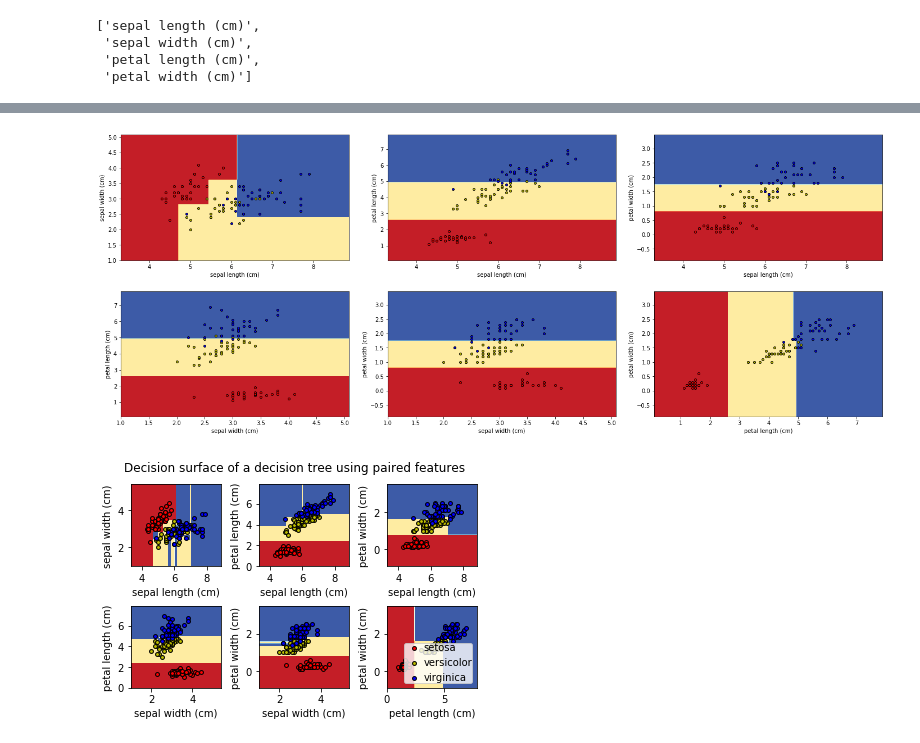
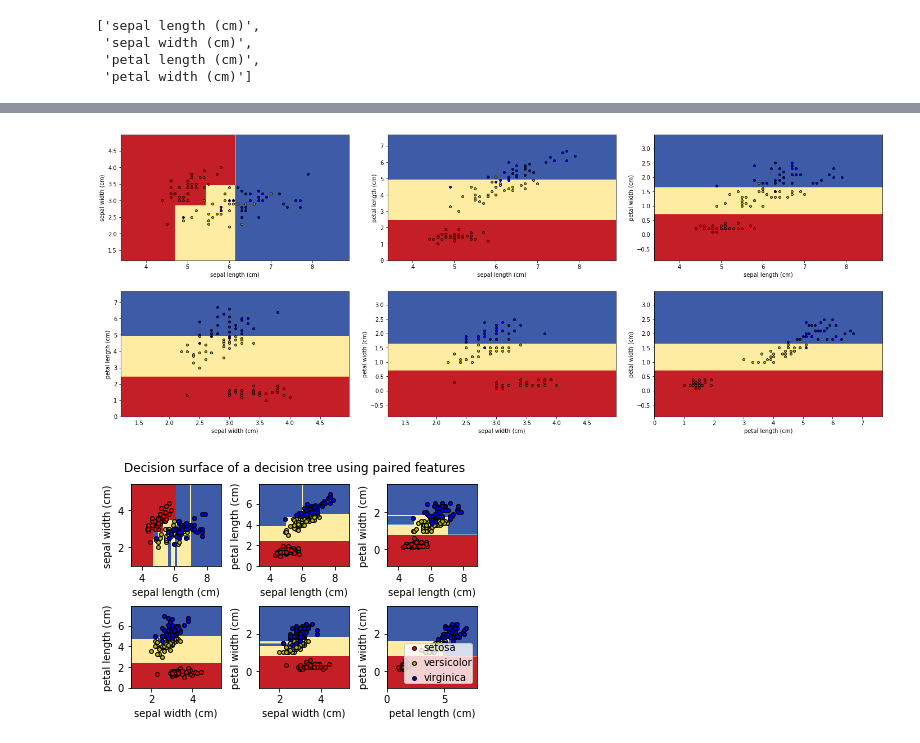
Before and after one commit to malhotra-sidharth/ml-algorithms, a Jupyter notebook: decision-trees/decision-trees-iris.ipynb, the cells around one changed output, grey strips where cells are left out. Saved outputs shown, nothing was run; the diff lists cells and outputs as text; code cells hidden in the pictures.

```diff
--- a/decision-trees/decision-trees-iris.ipynb
+++ b/decision-trees/decision-trees-iris.ipynb
@@ -139,38 +130,39 @@ train_feature_data[[iris.feature_names[pair[0]], iris.feature_names[pair[1]]]].h
 
 plt.figure(figsize=(20, 8))
 color = 'ryb'
+plot_step = 0.02
 for pairIndx, pair in enumerate([[0, 1], [0, 2], [0, 3], [1, 2], [1, 3], [2, 3]]):
 
     X = train_feature_data[[iris.feature_names[pair[0]], iris.feature_names[pair[1]]]].values
 
     clf = tree.DecisionTreeClassifier(max_depth=3)
     clf.fit(X, train_target_data)
 
 #     xx, yy = np.meshgrid(test_feature_data[iris.feature_names[pair[0]]],
 #                                             test_feature_data[iris.feature_names[pair[1]]])
 
     x_min, x_max = X[:, 0].min() - 1, X[:, 0].max() + 1
     y_min, y_max = X[:, 1].min() - 1, X[:, 1].max() + 1
     xx, yy = np.meshgrid(np.arange(x_min, x_max, plot_step),
                          np.arange(y_min, y_max, plot_step))
 
     Z = clf.predict(np.c_[xx.ravel(), yy.ravel()])
     plt.subplot(2, 3, pairIndx + 1)
     plt.tight_layout(pad=2)
 
     Z = Z.reshape(xx.shape)
 
     cs = plt.contourf(xx, yy, Z, cmap=plt.cm.RdYlBu)
 
     plt.xlabel(iris.feature_names[pair[0]])
     plt.ylabel(iris.feature_names[pair[1]])
 
     for i, c in zip(range(3), color):
         idx = np.where(i == train_target_data.values)
         plt.scatter(X[idx, 0],
                     X[idx, 1], color=c, edgecolor='black', cmap=plt.cm.RdYlBu, label=iris.target_names[i], s=15)
 # %% [output]
-[figure, old version]
+[figure, new version]
 # %%
 # Parameters
 n_classes = 3
@@ -187,7 +179,7 @@ for pairidx, pair in enumerate([[0, 1], [0, 2], [0, 3],
     y = iris.target
 
     # Train
-    clf = DecisionTreeClassifier().fit(X, y)
+    clf = tree.DecisionTreeClassifier().fit(X, y)
 
     # Plot the decision boundary
     plt.subplot(2, 3, pairidx + 1)
@@ -216,4 +208,4 @@ plt.legend(loc='lower right', borderpad=0, handletextpad=0)
 plt.axis("tight")
 plt.show()
 # %% [output]
-[figure, old version]
+[figure, new version]
```
Also changed, not shown: parts of 4 cells of this notebook.
